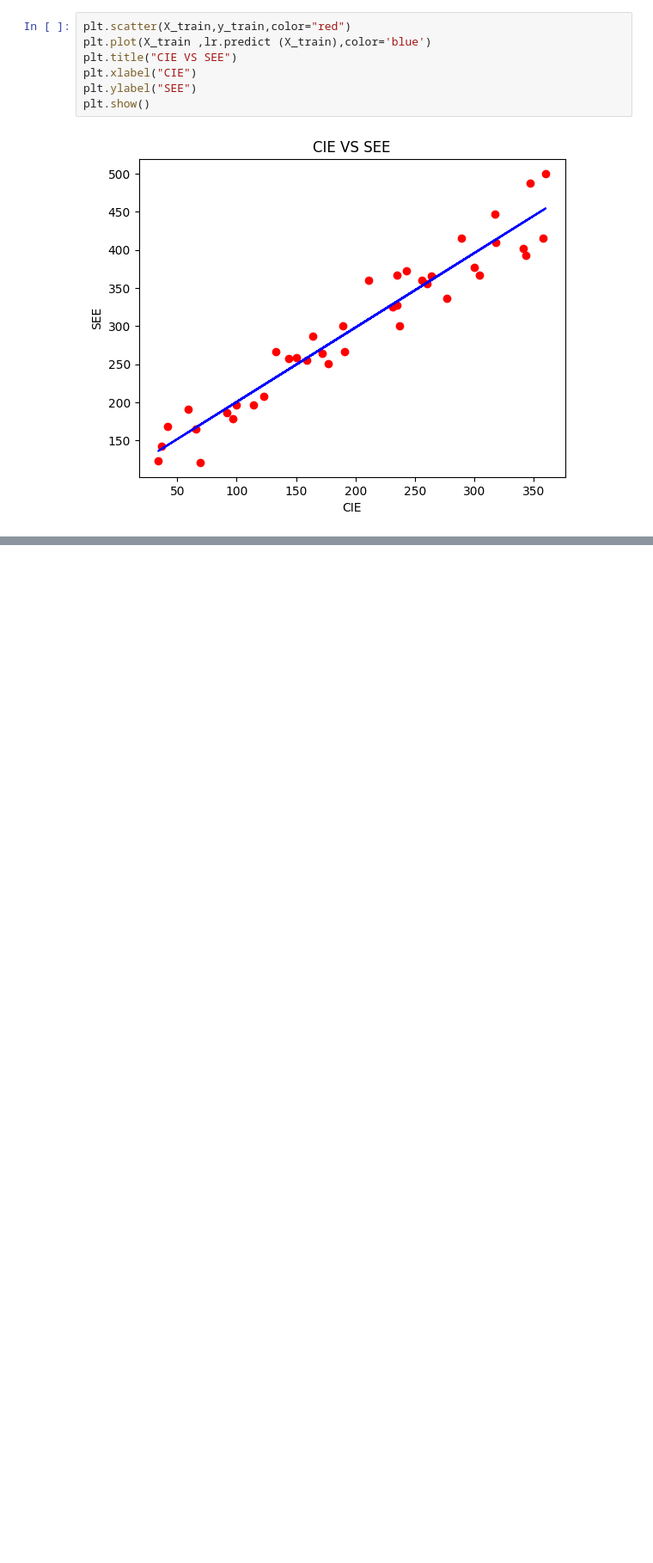
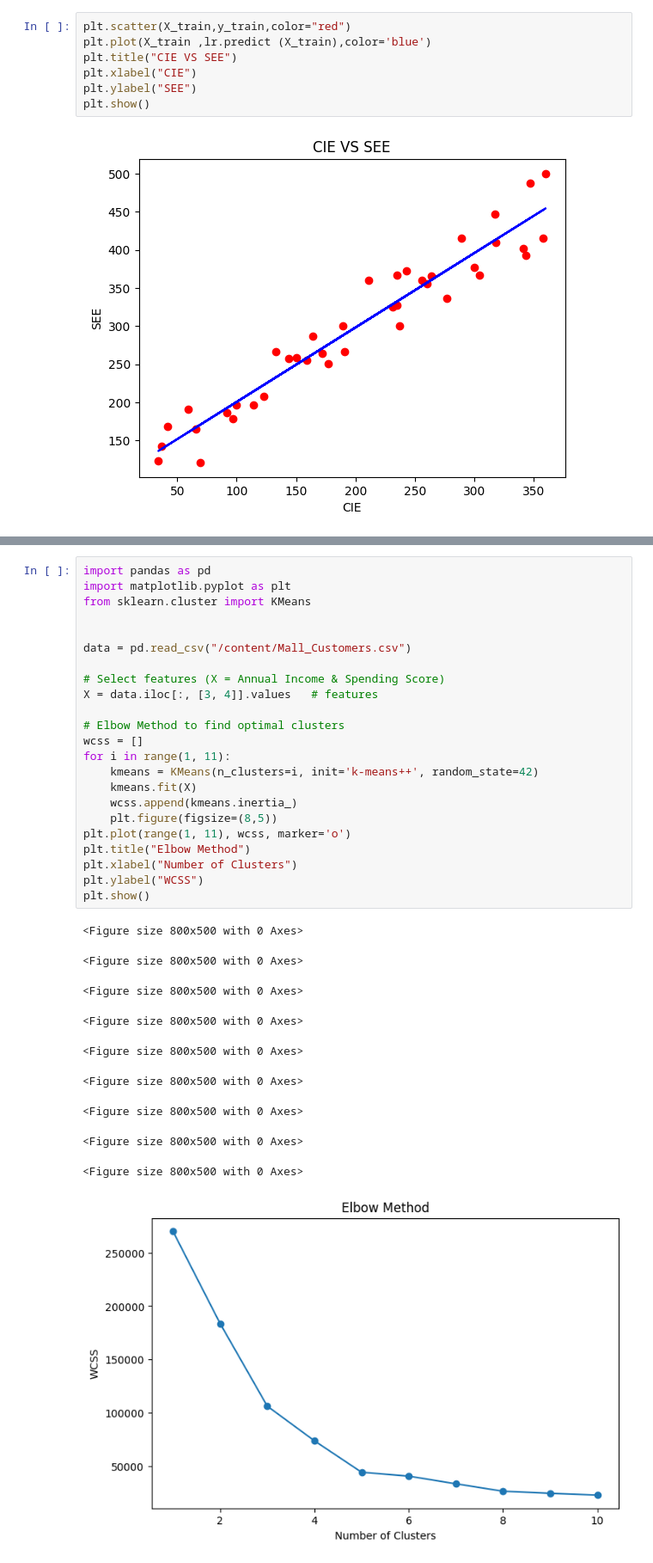
Before and after one commit to Adityavb121/23cs503, a Jupyter notebook: AIML_Lab_Exercise.ipynb, the cells around one changed output, grey strips where cells are left out. Shown at 86% size. Drawn from its saved outputs; the diff is of its cells as text; blank space fills up the shorter version.

```diff
--- a/AIML_Lab_Exercise.ipynb
+++ b/AIML_Lab_Exercise.ipynb
@@ -3760,0 +3819,34 @@ plt.show()
+# %%
+import pandas as pd
+import matplotlib.pyplot as plt
+from sklearn.cluster import KMeans
+
+
+data = pd.read_csv("/content/Mall_Customers.csv")
+
+# Select features (X = Annual Income & Spending Score)
+X = data.iloc[:, [3, 4]].values   # features
+
+# Elbow Method to find optimal clusters
+wcss = []
+for i in range(1, 11):
+    kmeans = KMeans(n_clusters=i, init='k-means++', random_state=42)
+    kmeans.fit(X)
+    wcss.append(kmeans.inertia_)
+    plt.figure(figsize=(8,5))
+plt.plot(range(1, 11), wcss, marker='o')
+plt.title("Elbow Method")
+plt.xlabel("Number of Clusters")
+plt.ylabel("WCSS")
+plt.show()
+# %% [output]
+<Figure size 800x500 with 0 Axes>
+<Figure size 800x500 with 0 Axes>
+<Figure size 800x500 with 0 Axes>
+<Figure size 800x500 with 0 Axes>
+<Figure size 800x500 with 0 Axes>
+<Figure size 800x500 with 0 Axes>
+<Figure size 800x500 with 0 Axes>
+<Figure size 800x500 with 0 Axes>
+<Figure size 800x500 with 0 Axes>
+[figure, added]
```
Also changed, not shown: parts of 3 cells of this notebook.
